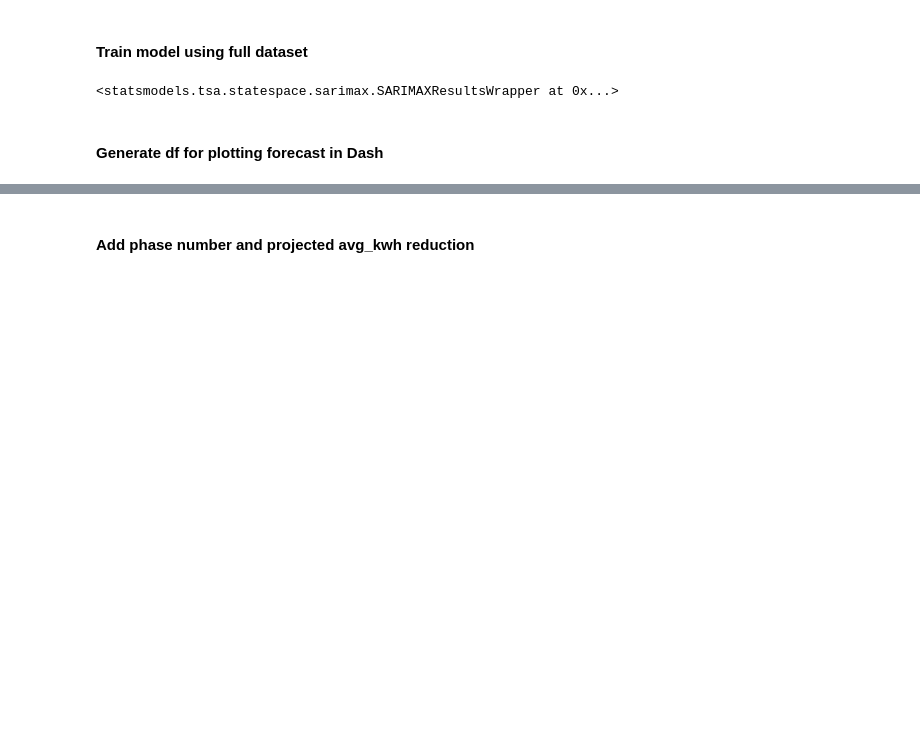
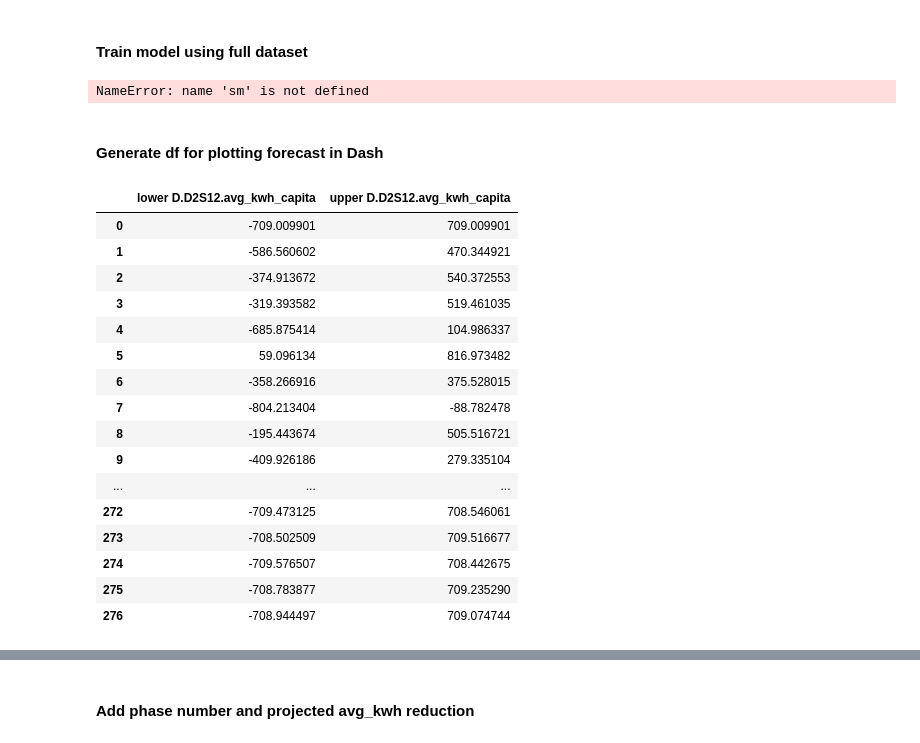
Before and after one commit to katiejohnsonsf/Forecasting-a-Carbon-Zero-City, a Jupyter notebook: Models.ipynb, the cells around one changed output, grey strips where cells are left out. Drawn from its saved outputs; the diff is of its cells as text; code cells hidden in the pictures; blank space fills up the shorter version.

Commit message:
add conf interval for Dash df

```diff
--- a/Models.ipynb
+++ b/Models.ipynb
@@ -287,13 +289,13 @@ undiffed_preds.columns = ['predicted_mean', 'actual']
 # %%
 # SARIMA with optimized parameters
 mod_full = sm.tsa.statespace.SARIMAX(cov_rem, order=(0, 1, 2), seasonal_order=(2, 2, 1, 12), simple_differencing=False)
-res_full = mod.fit(max_iter=50)
+res_full = mod_full.fit(max_iter=50)
 res_full
 #print(res.summary())
 
 #(0, 1, 2)(2, 2, 1, 12)627.256549
 # %% [output]
-<statsmodels.tsa.statespace.sarimax.SARIMAXResultsWrapper at 0x...>
+NameError: name 'sm' is not defined
 # %% [markdown]
 #### Generate df for plotting forecast in Dash
 # %%
@@ -301,5 +305,29 @@ predictions_full = res_full.predict(start=0, end=276)
 predictions_full = pd.DataFrame(predictions_full)
 #predictions_full.index = future_kwh.index
+# %%
+
+preds_full = res_full.get_prediction(start=0, end=276)
+pred_full_ci = preds_full.conf_int()
+# %%
+pred_full_ci
+# %% [output]
+|  | lower D.D2S12.avg_kwh_capita | upper D.D2S12.avg_kwh_capita |
+| 0 | -709.009901 | 709.009901 |
+| 1 | -586.560602 | 470.344921 |
+| 2 | -374.913672 | 540.372553 |
+| 3 | -319.393582 | 519.461035 |
+| 4 | -685.875414 | 104.986337 |
+| 5 | 59.096134 | 816.973482 |
+| 6 | -358.266916 | 375.528015 |
+| 7 | -804.213404 | -88.782478 |
+| 8 | -195.443674 | 505.516721 |
+| 9 | -409.926186 | 279.335104 |
+| ... | ... | ... |
+| 272 | -709.473125 | 708.546061 |
+| 273 | -708.502509 | 709.516677 |
+| 274 | -709.576507 | 708.442675 |
+| 275 | -708.783877 | 709.235290 |
+| 276 | -708.944497 | 709.074744 |
 # %%
 def inv_diff(df_orig_column ,df_diff_column, periods):
     # generate predictions (diffed)
```
Also changed, not shown: parts of 10 cells of this notebook, 3 other files.
